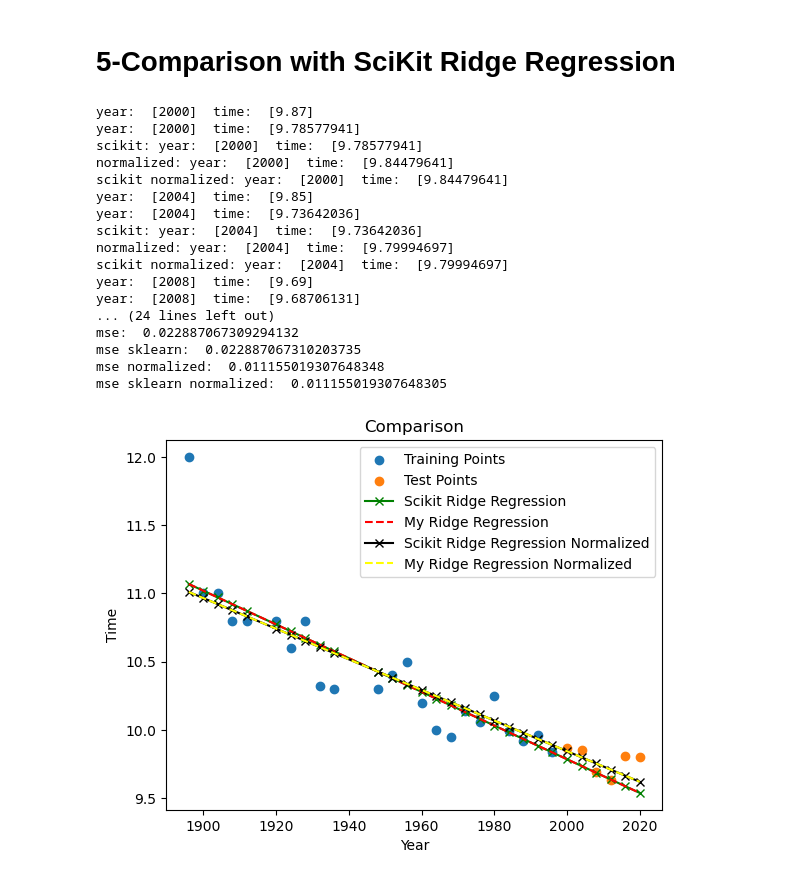
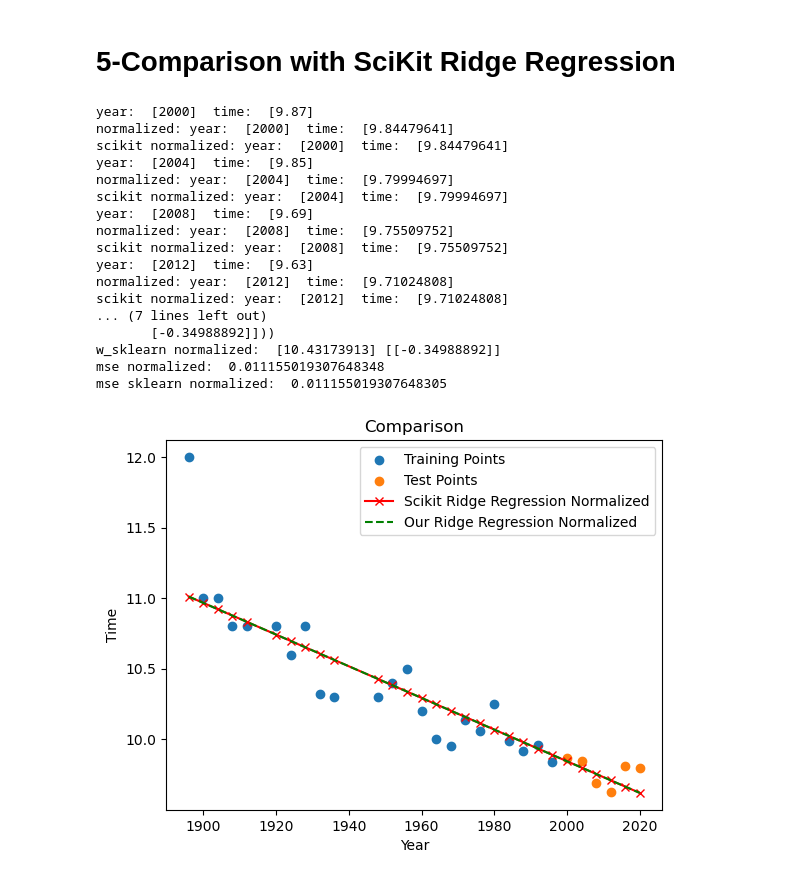
Before and after one commit to Michele2301/MALIS-projects, a Jupyter notebook: Project3/experiments.ipynb, the cells around one changed output. Saved outputs shown, nothing was run; the diff lists cells and outputs as text; code cells hidden in the pictures.

```diff
--- a/Project3/experiments.ipynb
+++ b/Project3/experiments.ipynb
@@ -182,18 +182,13 @@ mse on test set using normalization:  0.011155019307648348
 # %% [markdown]
 # 5-Comparison with SciKit Ridge Regression
 # %%
-ridge=Ridge_Regression(lambda_value)
-ridge.Train(X,Y) ## train on the training dataset
+X_test=dataset_test.drop('targets',axis=1).values.reshape(-1,dataset_test.shape[1]-1)
+Y_test=dataset_test['targets'].values.reshape(-1,1)
 ridge_normalized=Ridge_Regression(lambda_value_normalized,normalize=True)
 ridge_normalized.Train(X,Y) ## train on the training dataset
-X_test=dataset_test.drop('targets',axis=1).values.reshape(-1,dataset_test.shape[1]-1)
-Y_test=dataset_test['targets'].values.reshape(-1,1)
 y_pred=ridge.Predict(X_test)
 y_pred_normalized=ridge_normalized.Predict(X_test)
 from sklearn.linear_model import Ridge
-ridge_sklearn=Ridge(alpha=lambda_value)
-ridge_sklearn.fit(X,Y)
-y_pred_sklearn=ridge_sklearn.predict(X_test)
 from sklearn.preprocessing import StandardScaler
 scaler=StandardScaler()
 X_normalized=scaler.fit_transform(X)
@@ -201,82 +196,63 @@ X_test_normalized=scaler.transform(X_test)
 ridge_sklearn_normalized=Ridge(alpha=lambda_value_normalized)
 ridge_sklearn_normalized.fit(X_normalized,Y)
 y_pred_sklearn_normalized=ridge_sklearn_normalized.predict(X_test_normalized)
-# the not-normalized model is just used for comparison with scikit (this results must not be used for model selection)
 for i in range(len(X_test)):
     print('year: ',X_test[i],' time: ',Y_test[i])
-    print('year: ',X_test[i],' time: ',y_pred[i])
-    print('scikit: year: ',X_test[i],' time: ',y_pred_sklearn[i])
     print('normalized: year: ',X_test[i],' time: ',y_pred_normalized[i])
     print('scikit normalized: year: ',X_test[i],' time: ',y_pred_sklearn_normalized[i])
 
-print('w_our: ',ridge.__str__())
-print('w_sklearn: ',ridge_sklearn.coef_,ridge_sklearn.intercept_)
 print('w_our normalized: ',ridge_normalized.__str__())
-print('w_sklearn normalized: ',ridge_sklearn_normalized.coef_,ridge_sklearn_normalized.intercept_)
+print('w_sklearn normalized: ',ridge_sklearn_normalized.intercept_,ridge_sklearn_normalized.coef_)
 # mse on the test set
-print('mse: ',((Y_test-ridge.Predict(X_test))**2).mean())
-print('mse sklearn: ',((Y_test-ridge_sklearn.predict(X_test))**2).mean())
 print('mse normalized: ',((Y_test-ridge_normalized.Predict(X_test))**2).mean())
 print('mse sklearn normalized: ',((Y_test-ridge_sklearn_normalized.predict(X_test_normalized))**2).mean())
 # %% [output]
 year:  [2000]  time:  [9.87]
-year:  [2000]  time:  [9.78577941]
-scikit: year:  [2000]  time:  [9.78577941]
 normalized: year:  [2000]  time:  [9.84479641]
 scikit normalized: year:  [2000]  time:  [9.84479641]
 year:  [2004]  time:  [9.85]
-year:  [2004]  time:  [9.73642036]
-scikit: year:  [2004]  time:  [9.73642036]
 normalized: year:  [2004]  time:  [9.79994697]
 scikit normalized: year:  [2004]  time:  [9.79994697]
 year:  [2008]  time:  [9.69]
-year:  [2008]  time:  [9.68706131]
-... (24 lines left out)
-mse:  0.022887067309294132
-mse sklearn:  0.022887067310203735
+normalized: year:  [2008]  time:  [9.75509752]
+scikit normalized: year:  [2008]  time:  [9.75509752]
+year:  [2012]  time:  [9.63]
+normalized: year:  [2012]  time:  [9.71024808]
+scikit normalized: year:  [2012]  time:  [9.71024808]
+... (7 lines left out)
+       [-0.34988892]]))
+w_sklearn normalized:  [10.43173913] [[-0.34988892]]
 mse normalized:  0.011155019307648348
 mse sklearn normalized:  0.011155019307648305
 # %%
-# the not-normalized model is just used for comparison with scikit (this results must not be used for model selection)
 #plot if 1D
 import warnings
 warnings.filterwarnings('ignore')
 if dataset_train.shape[1]==2:
-    # plot the not normalized results with my model
     import matplotlib.pyplot as plt
-    ridge=Ridge_Regression(lambda_value)
-    ridge.Train(X,Y)
-    y_pred=ridge.Predict(np.concatenate((X,X_test),axis=0))
     # plot the normalized results with my model
     ridge_normalized=Ridge_Regression(lambda_value_normalized,normalize=True)
     ridge_normalized.Train(X,Y)
     y_pred_normalized=ridge_normalized.Predict(np.concatenate((X,X_test),axis=0))
-    # plot the results with sklearn
-    from sklearn.linear_model import Ridge
-    ridge_sklearn=Ridge(alpha=lambda_value)
-    ridge_sklearn.fit(X,Y)
-    y_pred_sklearn=ridge_sklearn.predict(np.concatenate((X,X_test),axis=0))
     # plot the normalized results with sklearn
     from sklearn.preprocessing import StandardScaler
     scaler=StandardScaler()
     X_normalized=scaler.fit_transform(X)
     X_test_normalized=scaler.transform(X_test)
     ridge_sklearn_normalized=Ridge(alpha=lambda_value_normalized)
     ridge_sklearn_normalized.fit(X_normalized,Y)
     y_pred_sklearn_normalized=ridge_sklearn_normalized.predict(np.concatenate((X_normalized,X_test_normalized),axis=0))
 
     # plotting all together
     plt.scatter(X, Y, label='Training Points')
     plt.scatter(X_test, Y_test, label='Test Points')
-    plt.plot(np.concatenate((X,X_test)), y_pred_sklearn, label='Scikit Ridge Regression', color='green', marker="x")
-    plt.plot(np.concatenate((X,X_test)), y_pred, label='My Ridge Regression', linestyle='--', color='red')
-    plt.plot(np.concatenate((X,X_test)), y_pred_sklearn_normalized, label='Scikit Ridge Regression Normalized', color='black', marker="x")
-    plt.plot(np.concatenate((X,X_test)), y_pred_normalized, label='My Ridge Regression Normalized', linestyle='--', color='yellow')
+    plt.plot(np.concatenate((X,X_test)), y_pred_sklearn_normalized, label='Scikit Ridge Regression Normalized', color='red', marker="x")
+    plt.plot(np.concatenate((X,X_test)), y_pred_normalized, label='Our Ridge Regression Normalized', color='green',linestyle='--')
 
     plt.title('Comparison')
     plt.xlabel('Year')
     plt.ylabel('Time')
     plt.legend()
     plt.show()
 # %% [output]
-[figure, old version]
+[figure, new version]
```
Also changed, not shown: 1 other file.
